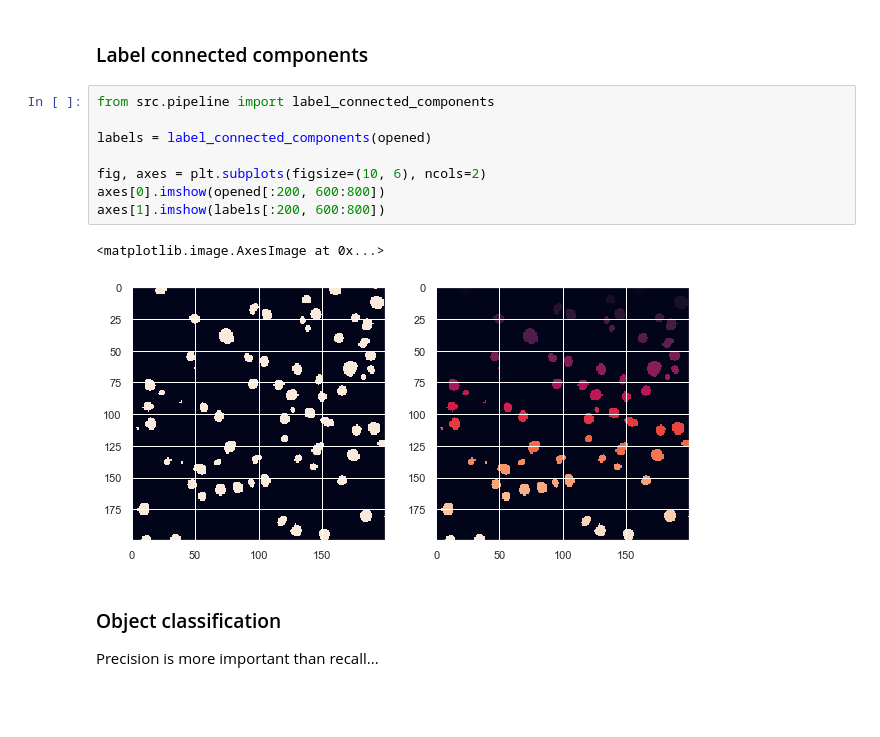
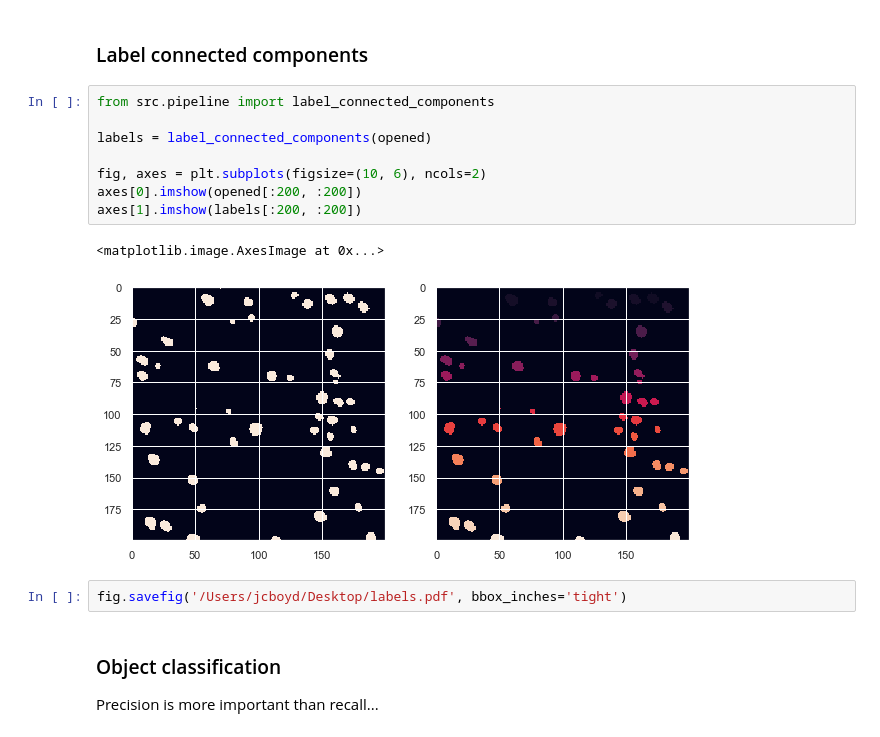
Before and after one commit to jcboyd/detecting-lymphocytes, a Jupyter notebook: ground_truth.ipynb, the cells around one changed output. Saved outputs shown, nothing was run; the diff lists cells and outputs as text; blank space fills up the shorter version.

```diff
--- a/ground_truth.ipynb
+++ b/ground_truth.ipynb
@@ -188,14 +190,16 @@ axes[1].imshow(mask[:200, 600:800])
 # %%
 from src.pipeline import label_connected_components
 
 labels = label_connected_components(opened)
 
 fig, axes = plt.subplots(figsize=(10, 6), ncols=2)
-axes[0].imshow(opened[:200, 600:800])
-axes[1].imshow(labels[:200, 600:800])
+axes[0].imshow(opened[:200, :200])
+axes[1].imshow(labels[:200, :200])
 # %% [output]
 <matplotlib.image.AxesImage at 0x...>
-[figure, old version]
+[figure, new version]
+# %%
+fig.savefig('/Users/jcboyd/Desktop/labels.pdf', bbox_inches='tight')
 # %% [markdown]
 ### Object classification
 
```
Also changed, not shown: parts of 3 cells of this notebook, 6 other files.
